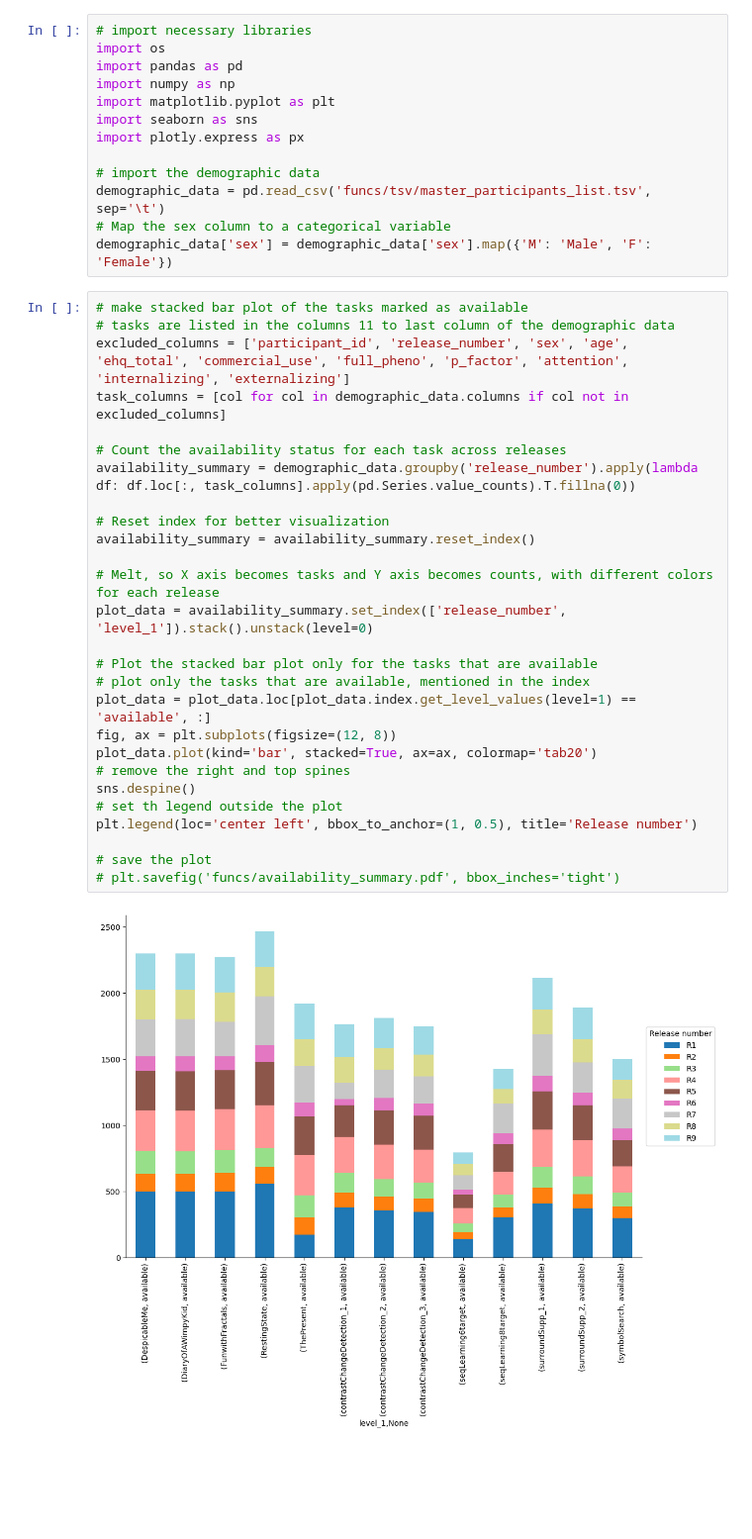
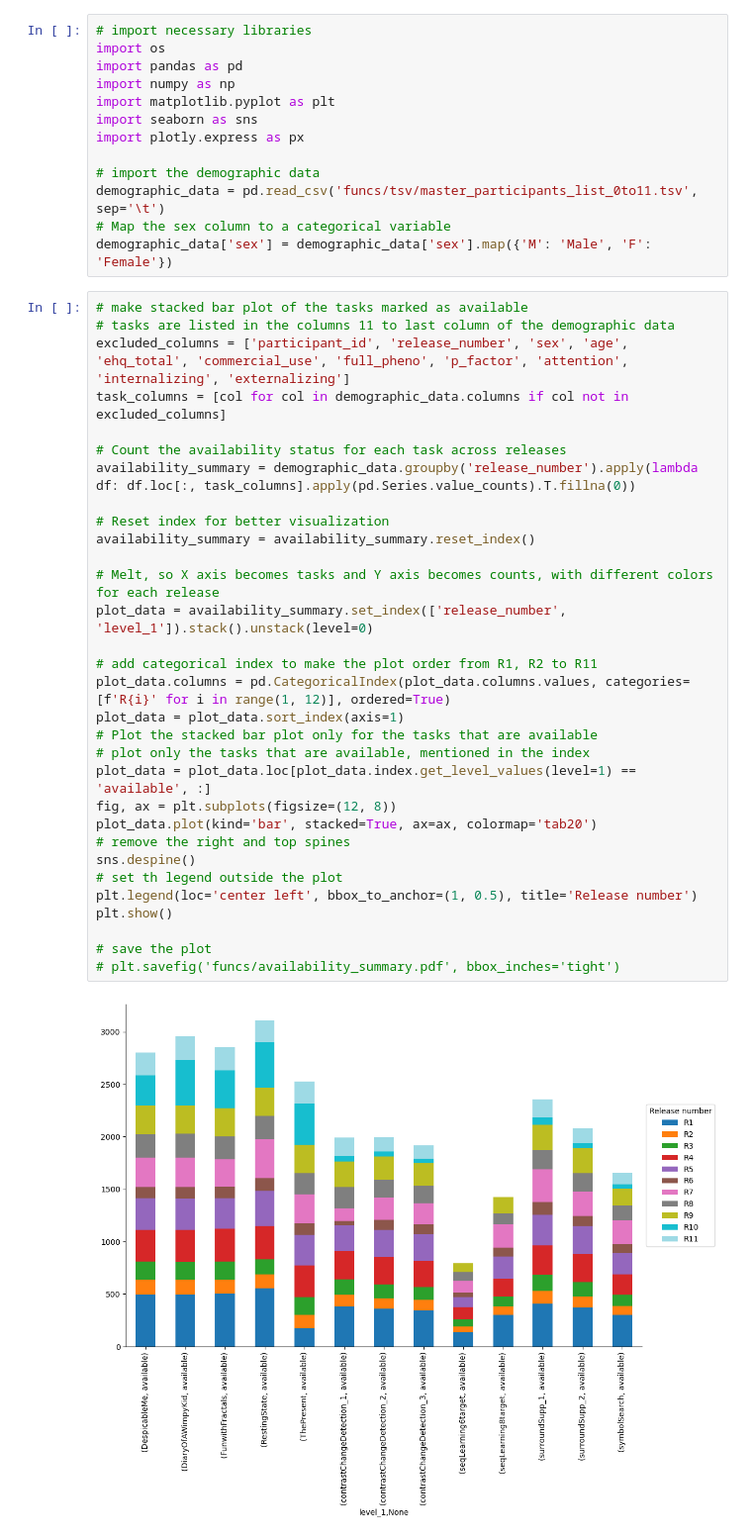
Before and after one commit to neuromechanist/HBN_BIDS_analysis, a Jupyter notebook: demographic.ipynb, the cells around one changed output. Shown at 99% size. Saved outputs shown, nothing was run; the diff lists cells and outputs as text; blank space fills up the shorter version.

Commit message:
update the demographic plots with the full datasets

```diff
--- a/demographic.ipynb
+++ b/demographic.ipynb
@@ -8,38 +8,42 @@ import seaborn as sns
 import plotly.express as px
 
 # import the demographic data
-demographic_data = pd.read_csv('funcs/tsv/master_participants_list.tsv', sep='\t')
+demographic_data = pd.read_csv('funcs/tsv/master_participants_list_0to11.tsv', sep='\t')
 # Map the sex column to a categorical variable
 demographic_data['sex'] = demographic_data['sex'].map({'M': 'Male', 'F': 'Female'})
 # %%
 # make stacked bar plot of the tasks marked as available
 # tasks are listed in the columns 11 to last column of the demographic data
 excluded_columns = ['participant_id', 'release_number', 'sex', 'age', 'ehq_total', 'commercial_use', 'full_pheno', 'p_factor', 'attention', 'internalizing', 'externalizing']
 task_columns = [col for col in demographic_data.columns if col not in excluded_columns]
 
 # Count the availability status for each task across releases
 availability_summary = demographic_data.groupby('release_number').apply(lambda df: df.loc[:, task_columns].apply(pd.Series.value_counts).T.fillna(0))
 
 # Reset index for better visualization
 availability_summary = availability_summary.reset_index()
 
 # Melt, so X axis becomes tasks and Y axis becomes counts, with different colors for each release
 plot_data = availability_summary.set_index(['release_number', 'level_1']).stack().unstack(level=0)
 
+# add categorical index to make the plot order from R1, R2 to R11
+plot_data.columns = pd.CategoricalIndex(plot_data.columns.values, categories=[f'R{i}' for i in range(1, 12)], ordered=True)
+plot_data = plot_data.sort_index(axis=1)
 # Plot the stacked bar plot only for the tasks that are available
 # plot only the tasks that are available, mentioned in the index
 plot_data = plot_data.loc[plot_data.index.get_level_values(level=1) == 'available', :]
 fig, ax = plt.subplots(figsize=(12, 8))
 plot_data.plot(kind='bar', stacked=True, ax=ax, colormap='tab20')
 # remove the right and top spines
 sns.despine()
 # set th legend outside the plot
 plt.legend(loc='center left', bbox_to_anchor=(1, 0.5), title='Release number')
+plt.show()
 
 # save the plot
 # plt.savefig('funcs/availability_summary.pdf', bbox_inches='tight')
 # %% [output]
-[figure, old version]
+[figure, new version]
 # %%
 # Calculate the total number of participants per release
 total_participants = demographic_data.groupby('release_number').size()
```
Also changed, not shown: parts of 5 cells of this notebook.
